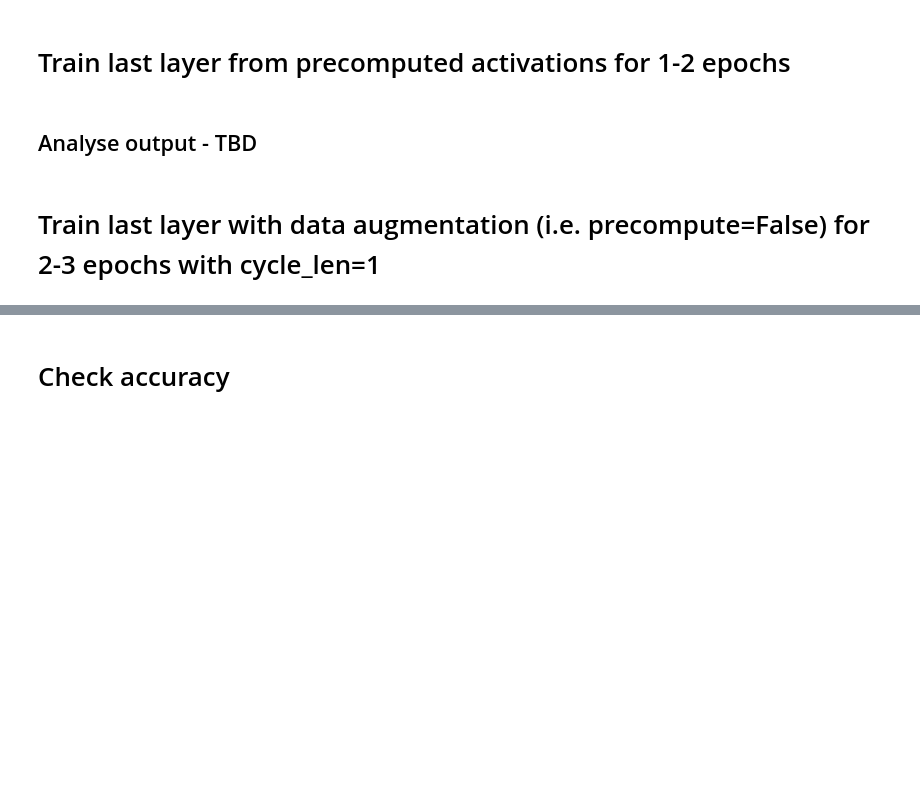
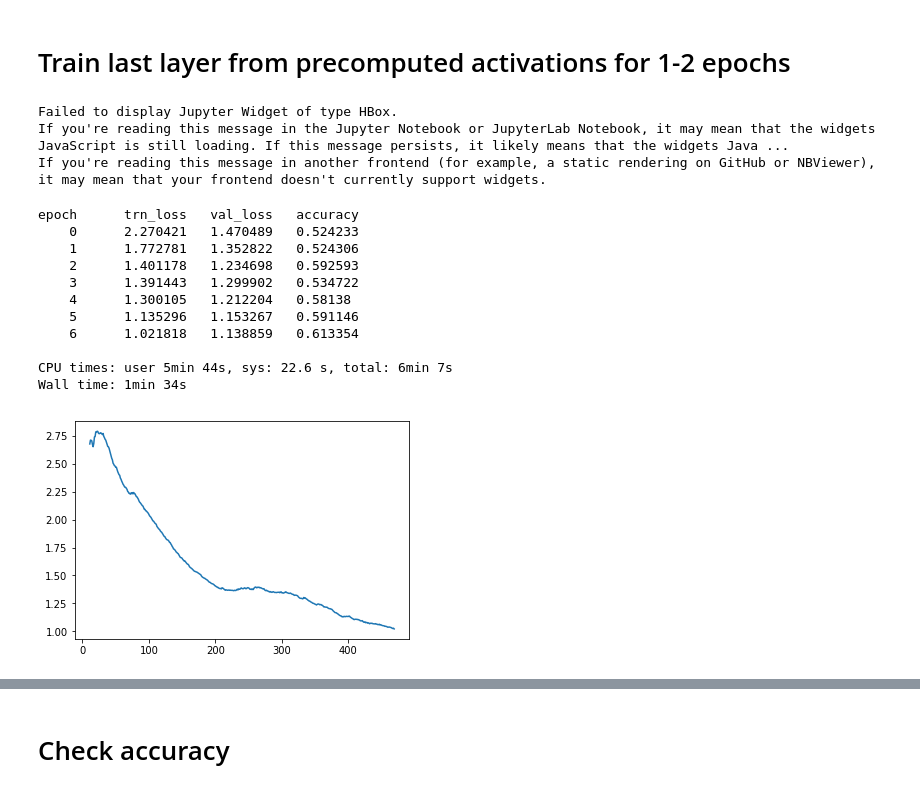
Before and after one commit to synaplasticity/fastai, a Jupyter notebook: courses/dl1/plant-seeds-CNN.ipynb, the cells around one changed output, grey strips where cells are left out. Saved outputs shown, nothing was run; the diff lists cells and outputs as text; code cells hidden in the pictures; blank space fills up the shorter version.

```diff
--- a/courses/dl1/plant-seeds-CNN.ipynb
+++ b/courses/dl1/plant-seeds-CNN.ipynb
@@ -176,12 +172,12 @@ def get_data_from_dir(f_mode, sz, tfms):
 ## Initial model setup
 # %%
 arch=resnet34
-size=300
+size=64
+#metrics=[f2]
 # %%
 data = get_data_from_dir(arch, size, get_aug_tfms(arch, size))
 # %%
-learn.freeze
-learn = ConvLearner.pretrained(arch, data, precompute=True)
+learn = ConvLearner.pretrained(arch, data)
 # %% [markdown]
 # Use lr_find() to find highest learning rate where loss is still clearly improving
 # %%
@@ -199,8 +206,27 @@ learning_rate = 0.1
 # %% [markdown]
 # Train last layer from precomputed activations for 1-2 epochs
-# %%
-learn.fit(learning_rate, 3)
-# %% [markdown]
-## Analyse output - TBD
-# %% [markdown]
-# Train last layer with data augmentation (i.e. precompute=False) for 2-3 epochs with cycle_len=1
+# %%
+learning_rate = 0.15
+learning_rates = [learning_rate/9, learning_rate/3, learning_rate]
+# %%
+%time learn.fit(learning_rate, 3, cycle_len=1, cycle_mult=2)
+
+learn.sched.plot_loss()
+
+learn.save(f'{project_name}_last_layer_{size}')
+# %% [output]
+Failed to display Jupyter Widget of type HBox.
+If you're reading this message in the Jupyter Notebook or JupyterLab Notebook, it may mean that the widgets JavaScript is still loading. If this message persists, it likely means that the widgets Java ...
+If you're reading this message in another frontend (for example, a static rendering on GitHub or NBViewer), it may mean that your frontend doesn't currently support widgets.
+epoch      trn_loss   val_loss   accuracy
+    0      2.270421   1.470489   0.524233
+    1      1.772781   1.352822   0.524306
+    2      1.401178   1.234698   0.592593
+    3      1.391443   1.299902   0.534722
+    4      1.300105   1.212204   0.58138
+    5      1.135296   1.153267   0.591146
+    6      1.021818   1.138859   0.613354
+
+CPU times: user 5min 44s, sys: 22.6 s, total: 6min 7s
+Wall time: 1min 34s
+[figure, added]
```
Also changed, not shown: parts of 61 cells of this notebook.
